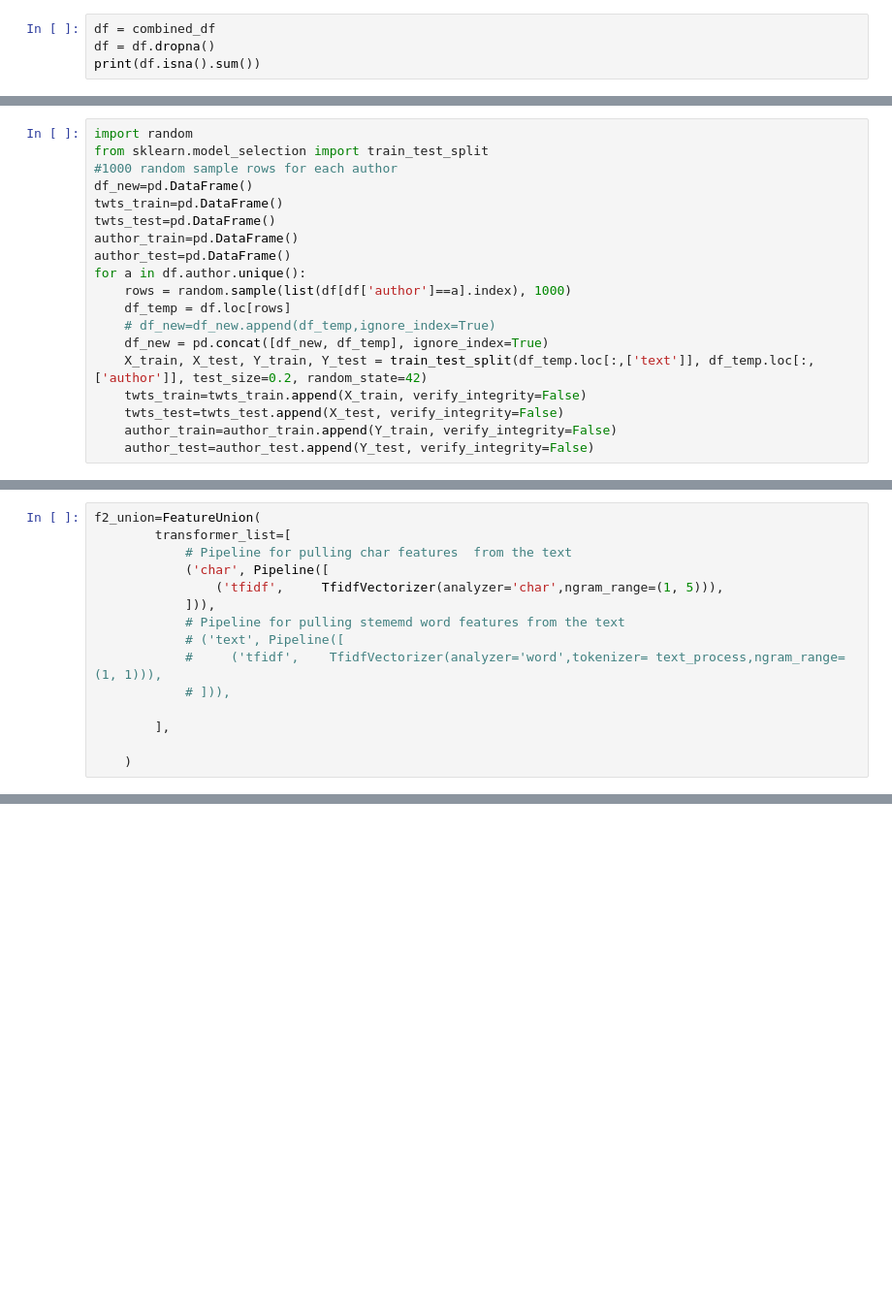
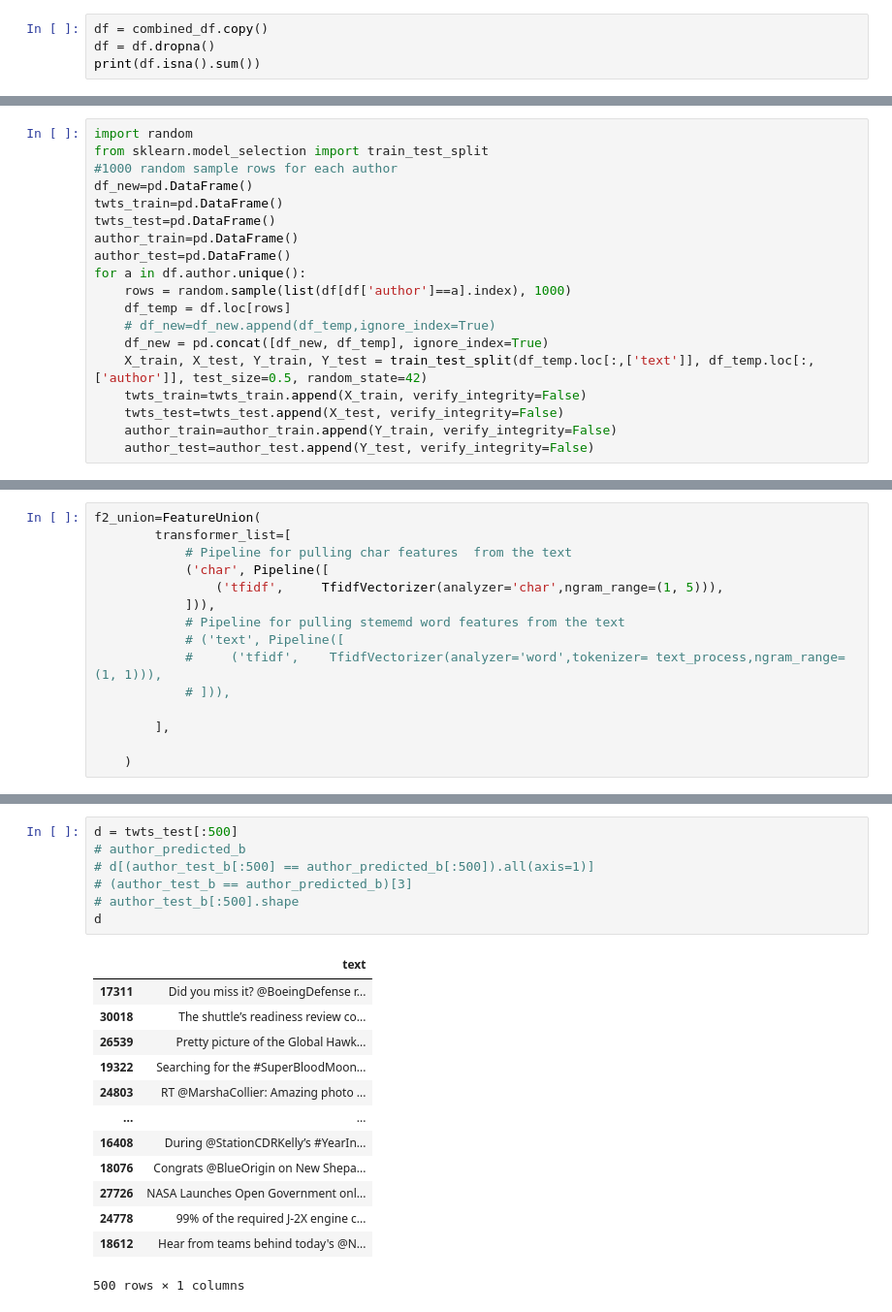
Before and after one commit to MatGhazi/NLP, a Jupyter notebook: Authorship_ML_models/authorship_SVM.ipynb, the cells around one changed output, grey strips where cells are left out. Shown: that part at 97% size. Cells and saved outputs as stored; diff of their text form; blank space fills up the shorter version.

```diff
--- a/Authorship_ML_models/authorship_SVM.ipynb
+++ b/Authorship_ML_models/authorship_SVM.ipynb
@@ -60,7 +80,7 @@ combined_df
 | 173034 | 1218 | 23 Aug 2009 | 3488038099 | /StationCDRKelly/status/3488038099 | False | My first attempt at twittering. i... | ScottKelly | NaN |
 173035 rows × 8 columns
 # %%
-df = combined_df
+df = combined_df.copy()
 df = df.dropna()
 print(df.isna().sum())
 # %% [output]
@@ -103,7 +249,7 @@ for a in df.author.unique():
     df_temp = df.loc[rows]
     # df_new=df_new.append(df_temp,ignore_index=True)
     df_new = pd.concat([df_new, df_temp], ignore_index=True)
-    X_train, X_test, Y_train, Y_test = train_test_split(df_temp.loc[:,['text']], df_temp.loc[:,['author']], test_size=0.2, random_state=42)
+    X_train, X_test, Y_train, Y_test = train_test_split(df_temp.loc[:,['text']], df_temp.loc[:,['author']], test_size=0.5, random_state=42)
     twts_train=twts_train.append(X_train, verify_integrity=False)
     twts_test=twts_test.append(X_test, verify_integrity=False)
     author_train=author_train.append(Y_train, verify_integrity=False)
@@ -273,0 +420,21 @@ FiveThirtyEight       0.99      1.00      0.99       198
+# %%
+d = twts_test[:500]
+# author_predicted_b
+# d[(author_test_b[:500] == author_predicted_b[:500]).all(axis=1)]
+# (author_test_b == author_predicted_b)[3]
+# author_test_b[:500].shape
+d
+# %% [output]
+|  | text |
+| 17311 | Did you miss it? @BoeingDefense r... |
+| 30018 | The shuttle’s readiness review co... |
+| 26539 | Pretty picture of the Global Hawk... |
+| 19322 | Searching for the #SuperBloodMoon... |
+| 24803 | RT @MarshaCollier: Amazing photo ... |
+| ... | ... |
+| 16408 | During @StationCDRKelly’s #YearIn... |
+| 18076 | Congrats @BlueOrigin on New Shepa... |
+| 27726 | NASA Launches Open Government onl... |
+| 24778 | 99% of the required J-2X engine c... |
+| 18612 | Hear from teams behind today's @N... |
+500 rows × 1 columns
```
Also changed, not shown: parts of 16 cells of this notebook.
